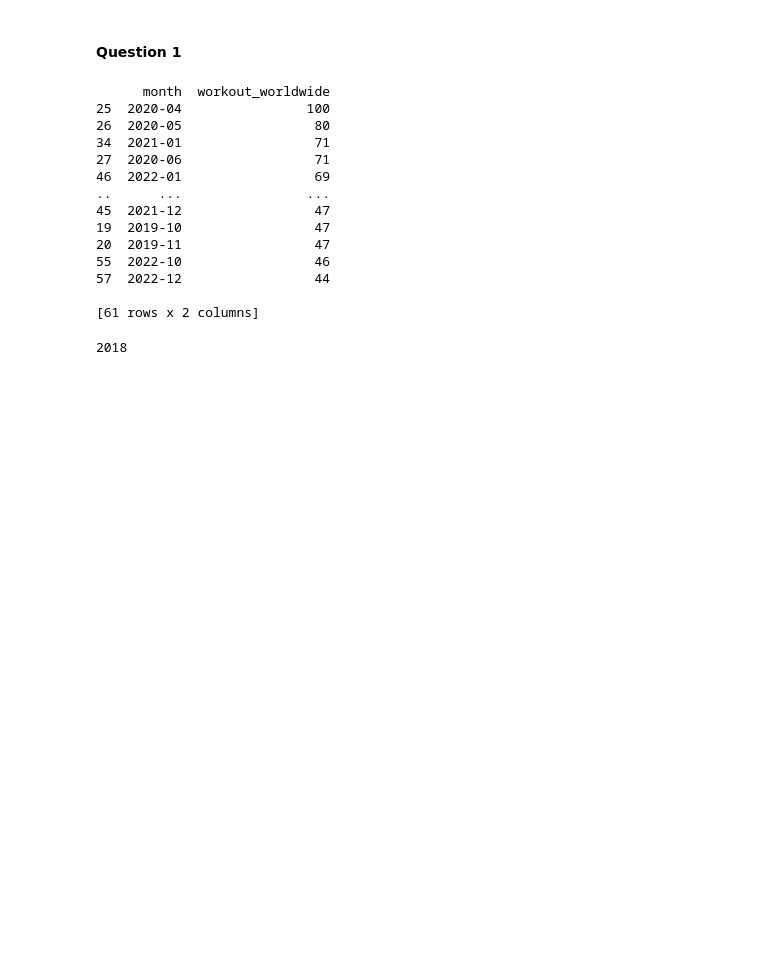
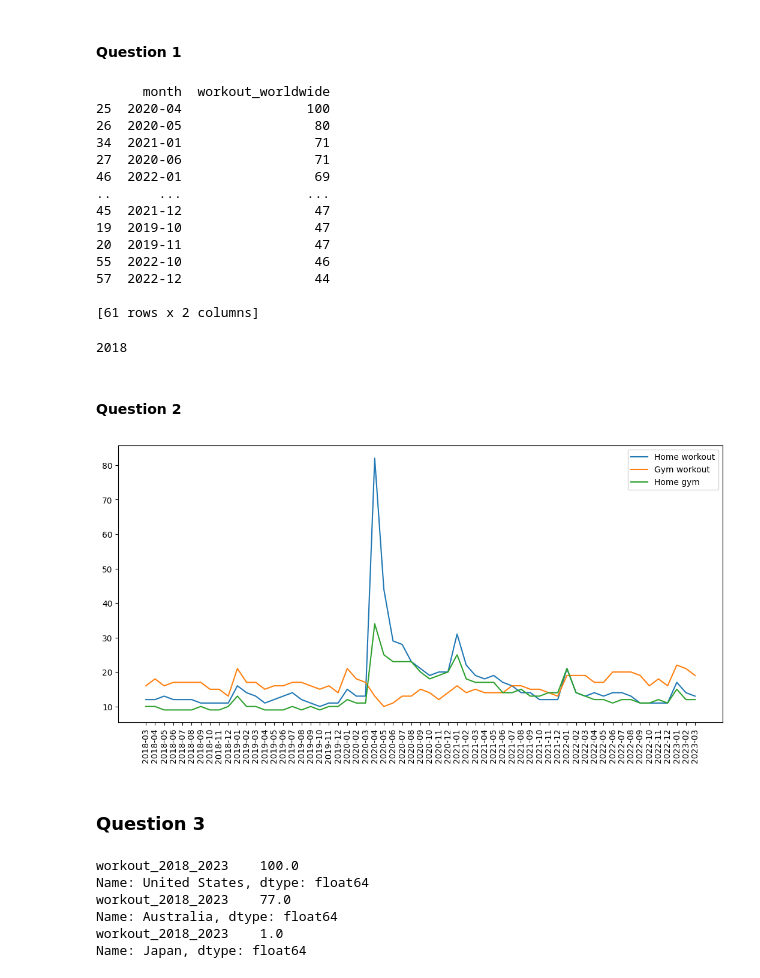
Before and after one commit to Yinkathenoob/DAP, a Jupyter notebook: product-market-analysis/product-market-analysis.ipynb, the cells around one changed output. Cells and saved outputs as stored; diff of their text form; code cells hidden in the pictures; blank space fills up the shorter version.

```diff
--- a/product-market-analysis/product-market-analysis.ipynb
+++ b/product-market-analysis/product-market-analysis.ipynb
@@ -144,3 +146,15 @@ year_str = year_str[0:4]
 print(year_str)
 # %% [output]
 2018
+# %% [markdown]
+#### Question 2
+# %%
+plt.figure(figsize=(13,6))
+plt.plot(three_keywords["month"], three_keywords["home_workout_worldwide"], label="Home workout")
+plt.plot(three_keywords["month"], three_keywords["gym_workout_worldwide"], label="Gym workout")
+plt.plot(three_keywords["month"], three_keywords["home_gym_worldwide"], label="Home gym")
+plt.xticks(rotation=90)
+plt.legend()
+plt.show()
+# %% [output]
+[figure, added]
@@ -146,0 +164,13 @@ print(year_str)
+# %% [markdown]
+### Question 3
+# %%
+print(workout_geo.loc['United States'])
+print(workout_geo.loc['Australia'])
+print(workout_geo.loc['Japan'])
+# %% [output]
+workout_2018_2023    100.0
+Name: United States, dtype: float64
+workout_2018_2023    77.0
+Name: Australia, dtype: float64
+workout_2018_2023    1.0
+Name: Japan, dtype: float64
```
Also changed, not shown: parts of 8 cells of this notebook.
